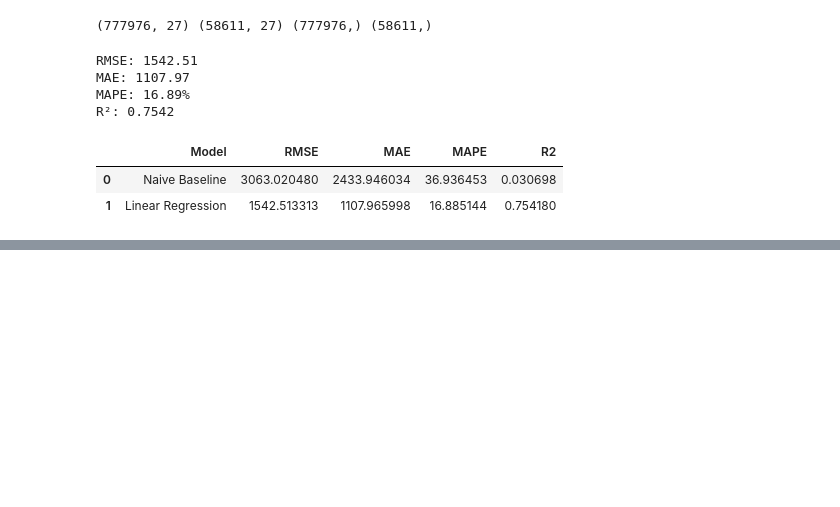
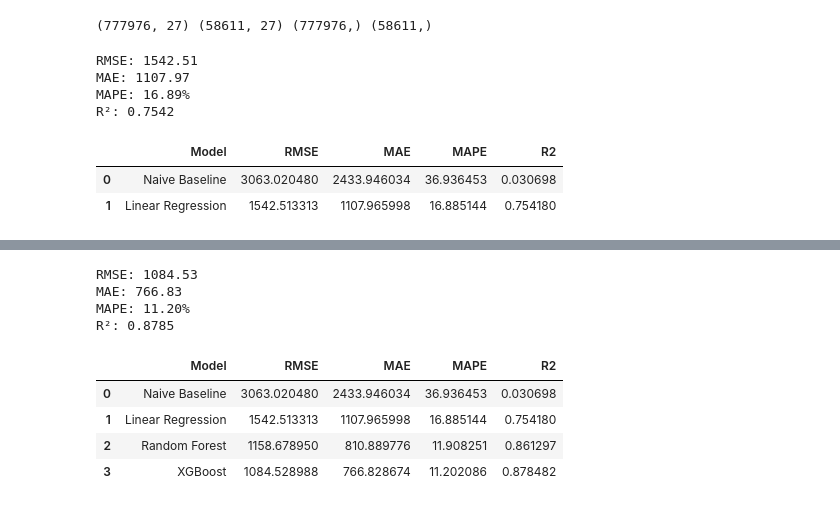
Before and after one commit to Sidhant-Jadhav/Sales_Prediction_Model, a Jupyter notebook: notebooks/exploration.ipynb, the cells around one changed output, grey strips where cells are left out. Drawn from its saved outputs; the diff is of its cells as text; code cells hidden in the pictures; blank space fills up the shorter version.

```diff
--- a/notebooks/exploration.ipynb
+++ b/notebooks/exploration.ipynb
@@ -425,0 +505,37 @@ results_df
+# %%
+import xgboost as xgb
+
+xgb_model = xgb.XGBRegressor(n_estimators=200, max_depth=6, learning_rate=0.1, random_state=42, n_jobs=-1)
+xgb_model.fit(X_train, y_train)
+xgb_predictions = xgb_model.predict(X_test)
+# %%
+rmse_xgb = np.sqrt(mean_squared_error(y_test, xgb_predictions))
+mae_xgb = mean_absolute_error(y_test, xgb_predictions)
+mape_xgb = np.mean(np.abs((y_test - xgb_predictions) / y_test)) * 100
+r2_xgb = r2_score(y_test, xgb_predictions)
+
+print(f"RMSE: {rmse_xgb:.2f}")
+print(f"MAE: {mae_xgb:.2f}")
+print(f"MAPE: {mape_xgb:.2f}%")
+print(f"R²: {r2_xgb:.4f}")
+# %% [output]
+RMSE: 1084.53
+MAE: 766.83
+MAPE: 11.20%
+R²: 0.8785
+# %%
+new_row = pd.DataFrame({
+    'Model': ['XGBoost'],
+    'RMSE': [rmse_xgb],
+    'MAE': [mae_xgb],
+    'MAPE': [mape_xgb],
+    'R2': [r2_xgb]
+})
+results_df = pd.concat([results_df, new_row], ignore_index=True)
+results_df
+# %% [output]
+|  | Model | RMSE | MAE | MAPE | R2 |
+| 0 | Naive Baseline | 3063.020480 | 2433.946034 | 36.936453 | 0.030698 |
+| 1 | Linear Regression | 1542.513313 | 1107.965998 | 16.885144 | 0.754180 |
+| 2 | Random Forest | 1158.678950 | 810.889776 | 11.908251 | 0.861297 |
+| 3 | XGBoost | 1084.528988 | 766.828674 | 11.202086 | 0.878482 |
```
Also changed, not shown: parts of 7 cells of this notebook, 1 other file.
